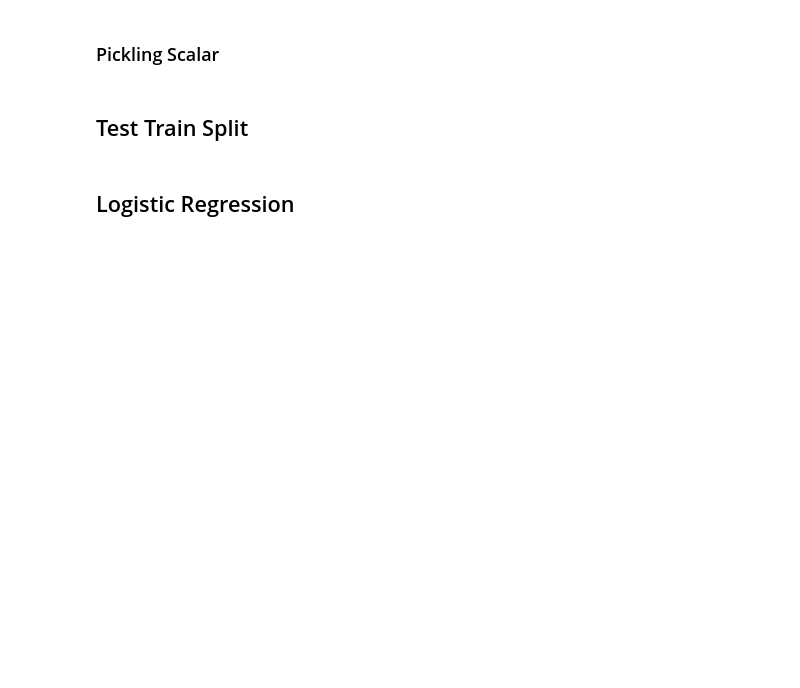
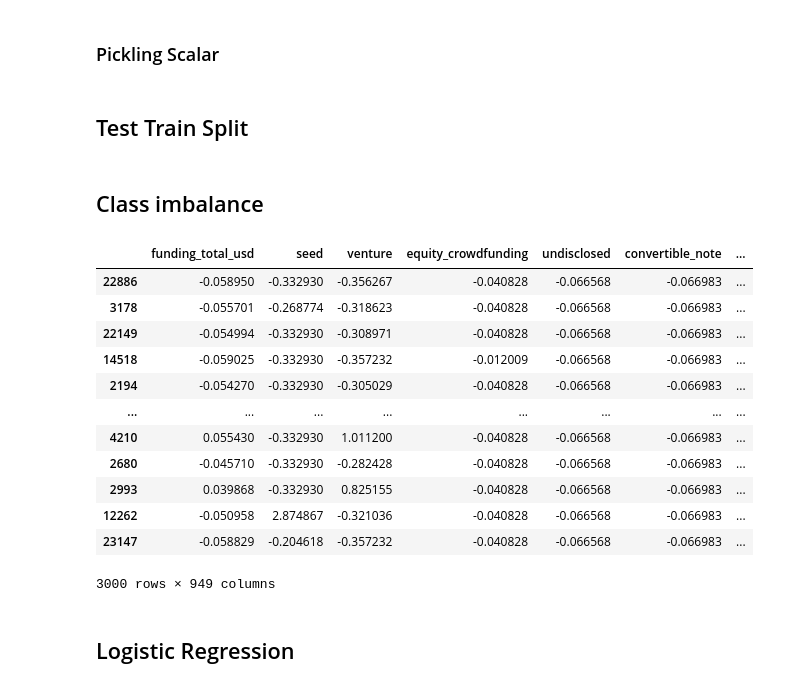
Before and after one commit to brenfrrs/startup_classification, a Jupyter notebook: modeling_master.ipynb, the cells around one changed output. Saved outputs shown, nothing was run; the diff lists cells and outputs as text; code cells hidden in the pictures; blank space fills up the shorter version.

```diff
--- a/modeling_master.ipynb
+++ b/modeling_master.ipynb
@@ -45,7 +35,7 @@ warnings.filterwarnings('ignore')
 # %% [markdown]
 # Baseline Model
 # %%
-data = pd.read_csv('training_startup_data.csv', index_col=[0])
+data = pd.read_csv('./data/final_startup_data.csv', index_col=[0])
 # %%
 training_data = data
 # %%
@@ -151,3 +141,21 @@ scaler_pickle.close()
 ## Test Train Split
 # %%
 X_scaled_train , X_scaled_test, y_scaled_train, y_scaled_test = train_test_split(X, y, test_size = 0.20, random_state=42)
+# %% [markdown]
+## Class imbalance
+# %%
+X_scaled_train
+# %% [output]
+|  | funding_total_usd | seed | venture | equity_crowdfunding | undisclosed | convertible_note | ... |
+| 22886 | -0.058950 | -0.332930 | -0.356267 | -0.040828 | -0.066568 | -0.066983 | ... |
+| 3178 | -0.055701 | -0.268774 | -0.318623 | -0.040828 | -0.066568 | -0.066983 | ... |
+| 22149 | -0.054994 | -0.332930 | -0.308971 | -0.040828 | -0.066568 | -0.066983 | ... |
+| 14518 | -0.059025 | -0.332930 | -0.357232 | -0.012009 | -0.066568 | -0.066983 | ... |
+| 2194 | -0.054270 | -0.332930 | -0.305029 | -0.040828 | -0.066568 | -0.066983 | ... |
+| ... | ... | ... | ... | ... | ... | ... | ... |
+| 4210 | 0.055430 | -0.332930 | 1.011200 | -0.040828 | -0.066568 | -0.066983 | ... |
+| 2680 | -0.045710 | -0.332930 | -0.282428 | -0.040828 | -0.066568 | -0.066983 | ... |
+| 2993 | 0.039868 | -0.332930 | 0.825155 | -0.040828 | -0.066568 | -0.066983 | ... |
+| 12262 | -0.050958 | 2.874867 | -0.321036 | -0.040828 | -0.066568 | -0.066983 | ... |
+| 23147 | -0.058829 | -0.204618 | -0.357232 | -0.040828 | -0.066568 | -0.066983 | ... |
+3000 rows × 949 columns
```
Also changed, not shown: parts of 7 cells of this notebook, 1 other file.
